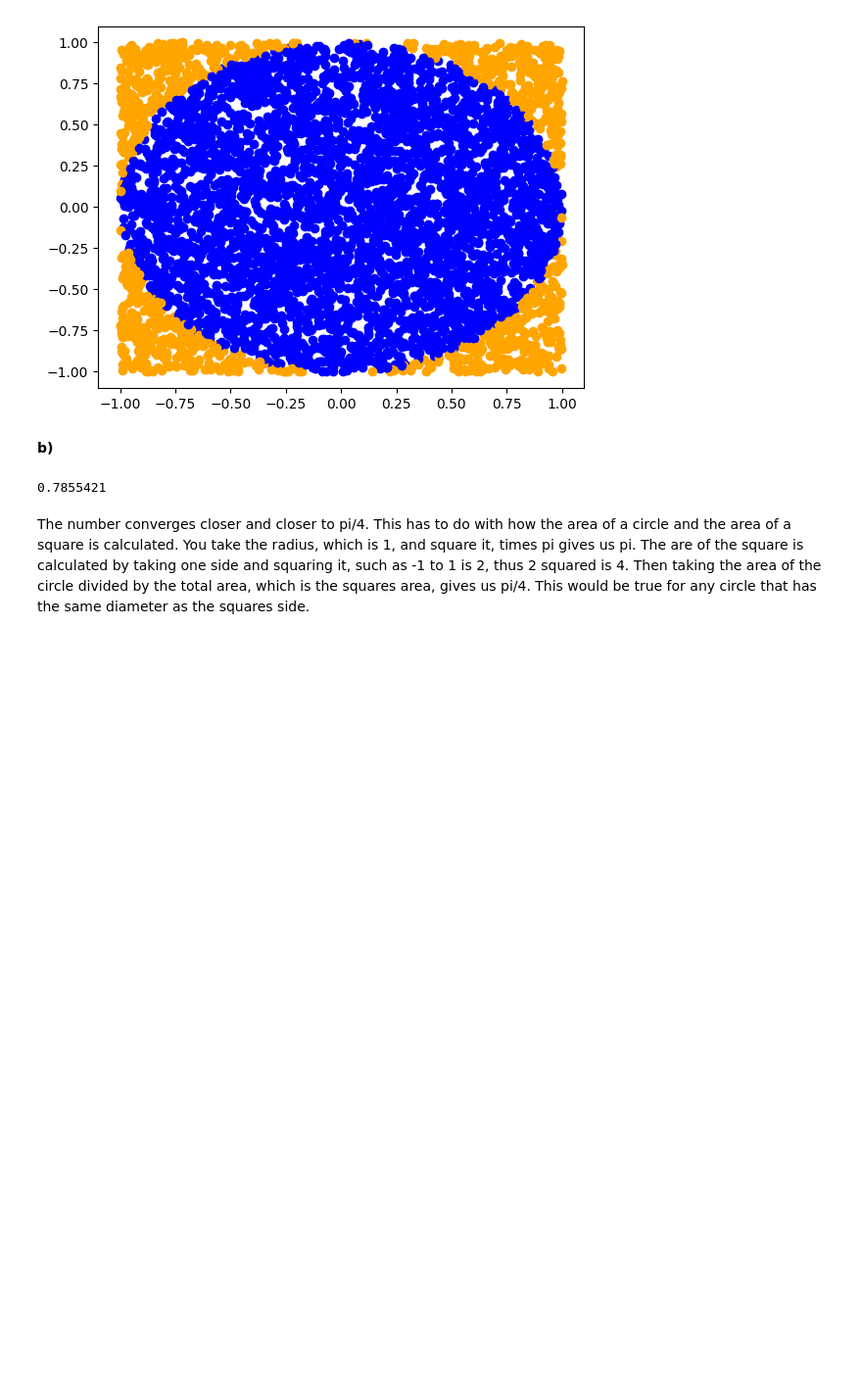
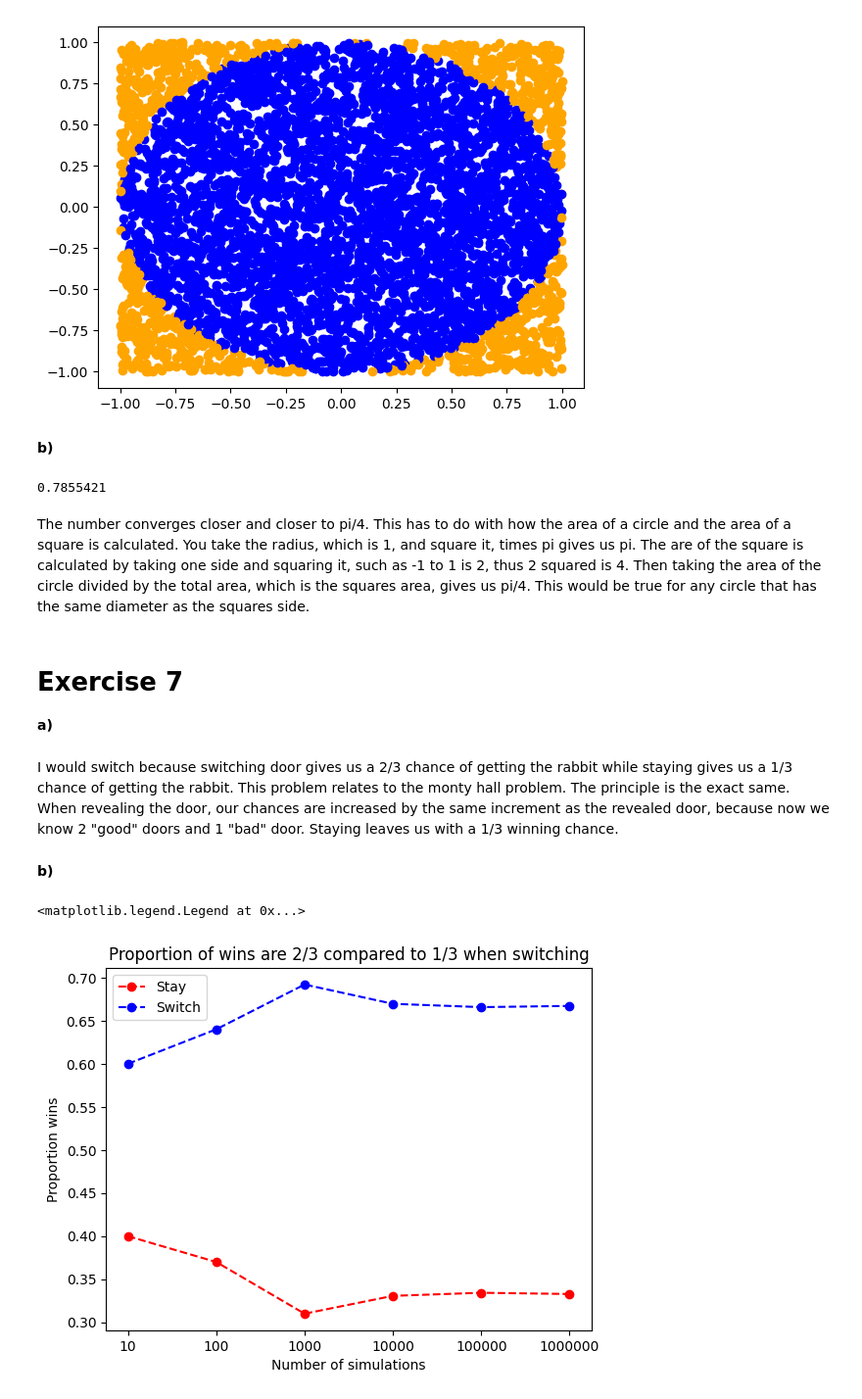
Before and after one commit to Zeepat/Python-Asajad-Hussein, a Jupyter notebook: Exercises/exercise_04.ipynb, the cells around one changed output. Shown: that part at 98% size. Drawn from its saved outputs; the diff is of its cells as text; code cells hidden in the pictures; blank space fills up the shorter version.

Commit message:
finished exercise_04

```diff
--- a/Exercises/exercise_04.ipynb
+++ b/Exercises/exercise_04.ipynb
@@ -119,7 +119,7 @@ counter_list = list(range(6))
 
 randoms = []
 for i in range(6):
-    for j in dice_roll_list[10**i:10**(i+1)]:
+    for j in dice_roll_list[10**i:10**(i+1)+1]:
         if j == 6:
             counter += 1
             counter_list[i] = counter
@@ -185,3 +185,54 @@ print(fraction_inner)
 0.7855421
 # %% [markdown]
 The number converges closer and closer to pi/4. This has to do with how the area of a circle and the area of a square is calculated. You take the radius, which is 1, and square it, times pi gives us pi. The are of the square is calculated by taking one side and squaring it, such as -1 to 1 is 2, thus 2 squared is 4. Then taking the area of the circle divided by the total area, which is the squares area, gives us pi/4. This would be true for any circle that has the same diameter as the squares side.
+# %% [markdown]
+# Exercise 7
+**a)**
+# %% [markdown]
+I would switch because switching door gives us a 2/3 chance of getting the rabbit while staying gives us a 1/3 chance of getting the rabbit. This problem relates to the monty hall problem. The principle is the exact same. When revealing the door, our chances are increased by the same increment as the revealed door, because now we know 2 "good" doors and 1 "bad" door. Staying leaves us with a 1/3 winning chance.
+# %% [markdown]
+**b)**
+# %%
+import random
+import matplotlib.pyplot as plt
+
+counter_stay = 0
+counter_switch = 0
+
+list_range = list(range(1000000))
+
+simulations_xlabel = ["10", "100", "1000", "10000", "100000", "1000000"]
+
+prob_stay_list = []
+prob_switch_list = []
+
+for i in range(6):
+    for j in list_range[10**i:10**(i+1)+1]:
+        winning_door = random.randint(0, 2)
+
+        doors = [0, 0, 0]
+        doors[winning_door] = 1
+
+        picking_door = random.randint(0, 2)
+
+        while len(doors) == 3:
+            door_remove = random.randint(0, 2)
+            if doors[door_remove] != 1 and door_remove != picking_door:
+                doors.remove(doors[door_remove])
+
+        if picking_door == winning_door:
+            counter_stay += 1
+        else:
+            counter_switch += 1
+    prob_stay_list.append(counter_stay/10**(i+1))
+    prob_switch_list.append(counter_switch/10**(i+1))
+
+plt.plot(range_list_calculation, prob_stay_list, color="red", linestyle="dashed", marker="o", label="Stay")
+plt.plot(range_list_calculation, prob_switch_list, color="blue", linestyle="dashed", marker="o", label="Switch")
+plt.xlabel("Number of simulations")
+plt.ylabel("Proportion wins")
+plt.title("Proportion of wins are 2/3 compared to 1/3 when switching")
+plt.legend()
+# %% [output]
+<matplotlib.legend.Legend at 0x...>
+[figure, added]
```
Also changed, not shown: parts of 1 cell of this notebook.
